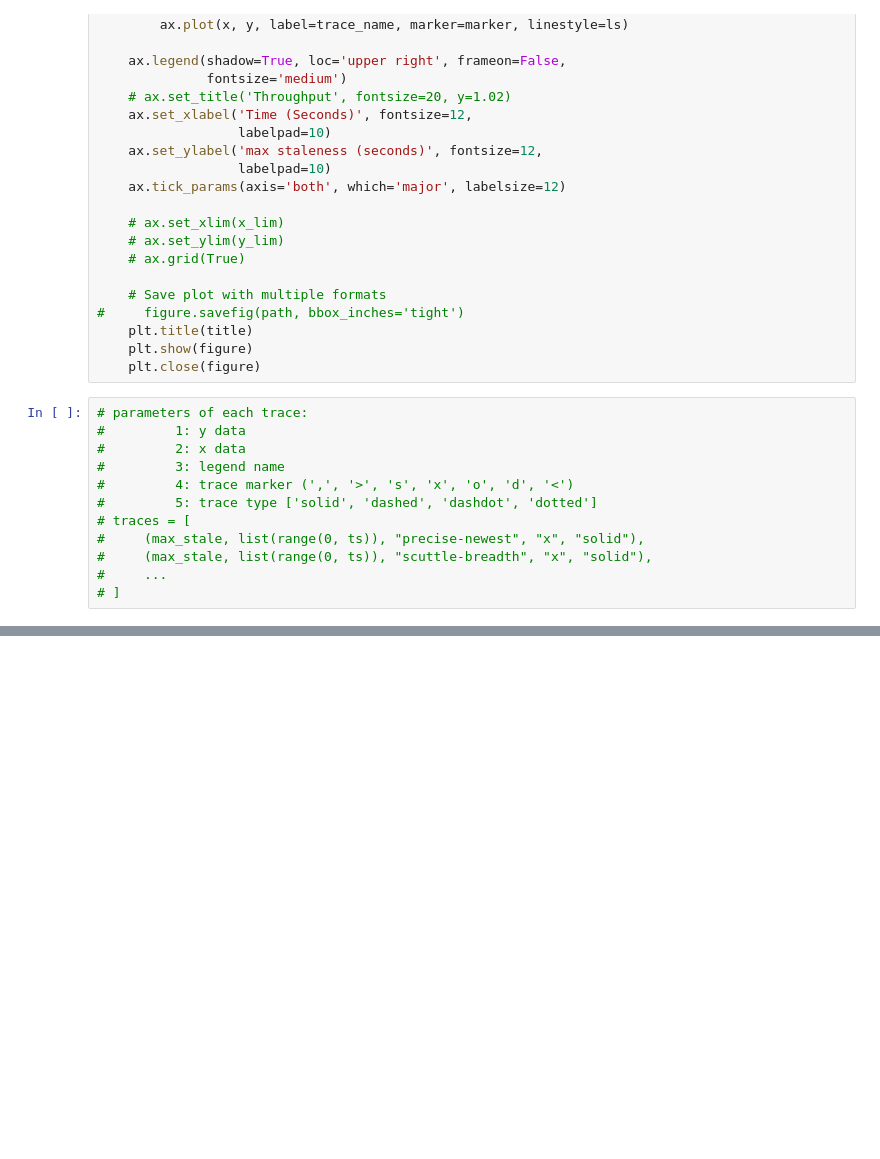
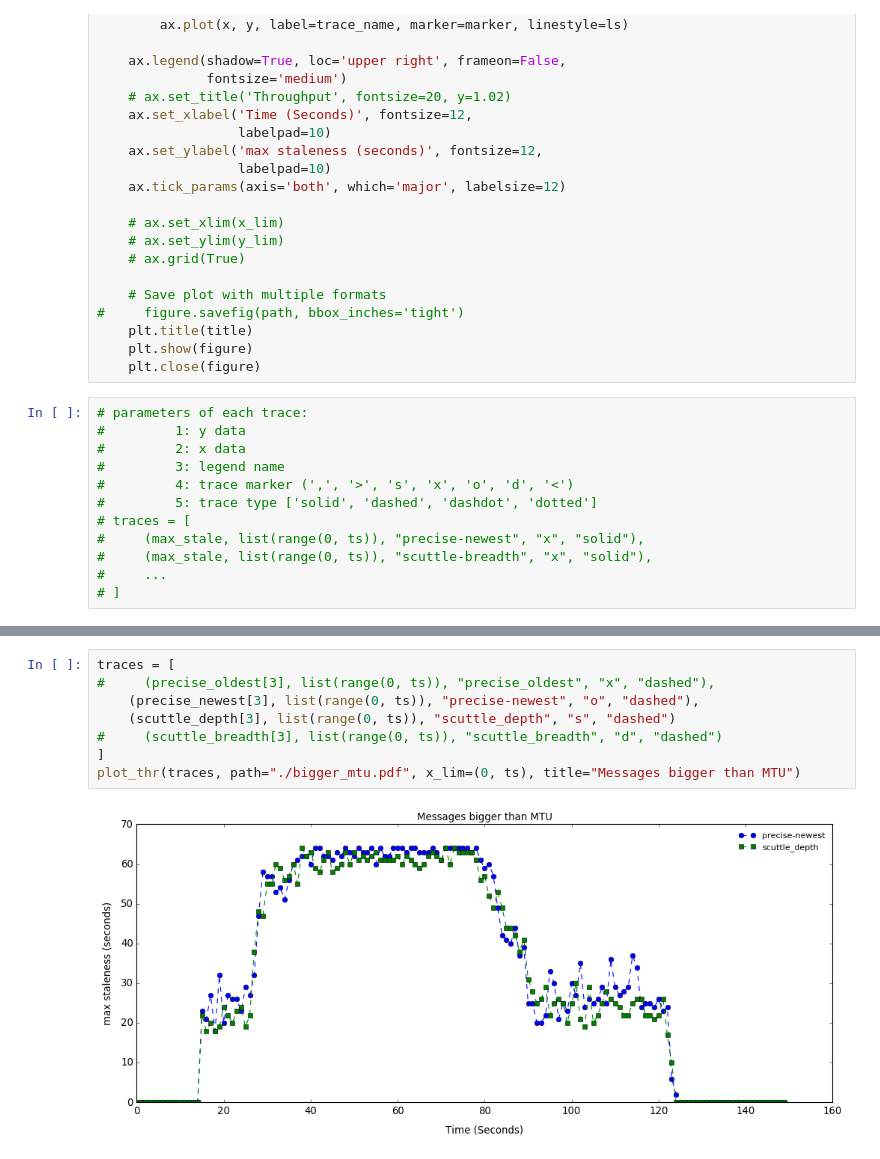
Before and after one commit to ElDivinCodino/Anti-entropy-epidemic-protocol, a Jupyter notebook: src/plot/plot_notebook.ipynb, the cells around one changed output, grey strips where cells are left out. Cells and saved outputs as stored; diff of their text form; blank space fills up the shorter version.

```diff
--- a/src/plot/plot_notebook.ipynb
+++ b/src/plot/plot_notebook.ipynb
@@ -96,0 +96,10 @@ plot_thr(traces, path="./update_rate.pdf", x_lim=(0, ts), title="Update Rate")
+# %%
+traces = [
+#     (precise_oldest[3], list(range(0, ts)), "precise_oldest", "x", "dashed"),
+    (precise_newest[3], list(range(0, ts)), "precise-newest", "o", "dashed"),
+    (scuttle_depth[3], list(range(0, ts)), "scuttle_depth", "s", "dashed")
+#     (scuttle_breadth[3], list(range(0, ts)), "scuttle_breadth", "d", "dashed")
+]
+plot_thr(traces, path="./bigger_mtu.pdf", x_lim=(0, ts), title="Messages bigger than MTU")
+# %% [output]
+[figure, added]
```
Also changed, not shown: parts of 6 cells of this notebook, 5 other files.
